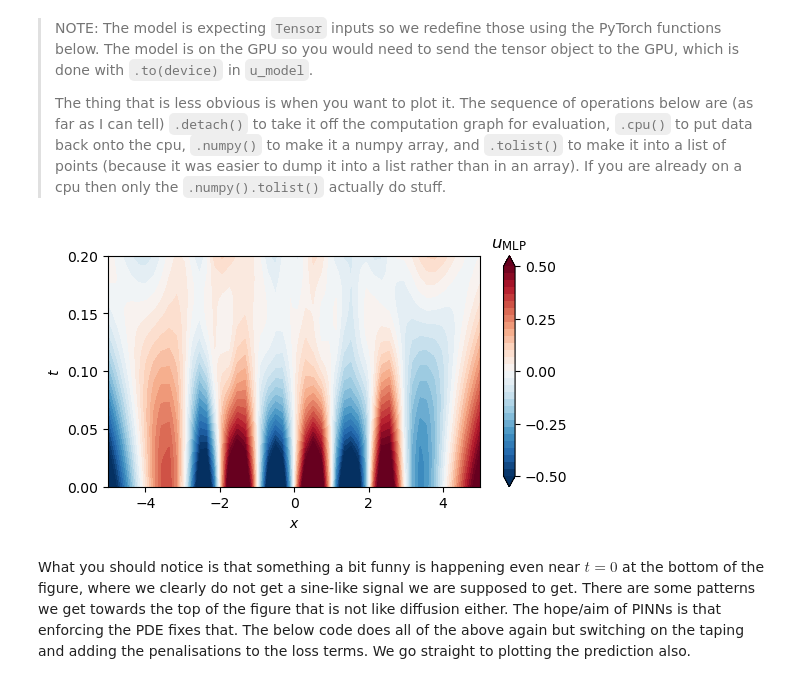
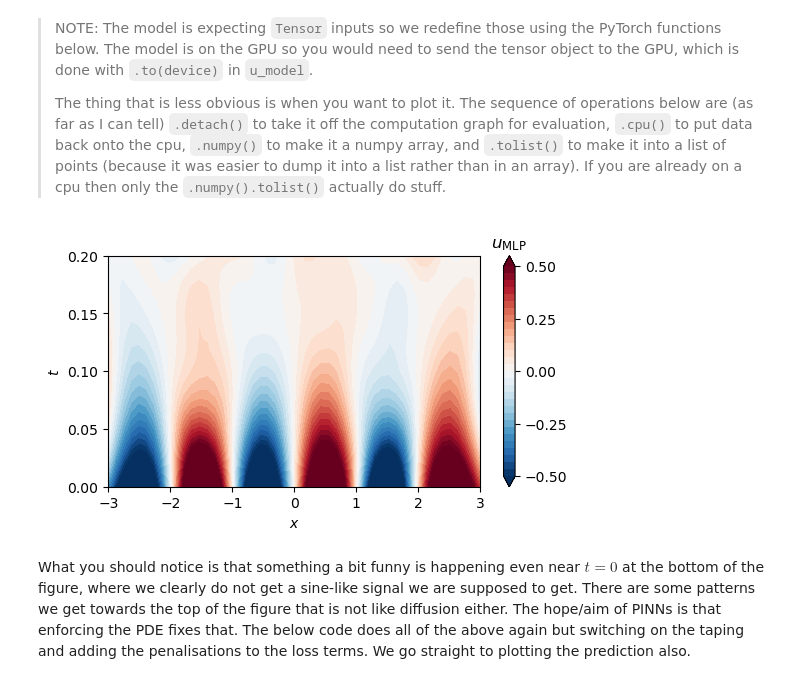
Before and after one commit to jonassterud/OCES5303_ML, a Jupyter notebook: rendered/09_PINNs.ipynb, the cells around one changed output. Saved outputs shown, nothing was run; the diff lists cells and outputs as text; code cells hidden in the pictures.

```diff
--- a/rendered/09_PINNs.ipynb
+++ b/rendered/09_PINNs.ipynb
@@ -361,7 +362,7 @@ def u(x, t):
 
 pts = 200
 ts = np.linspace(0.2, 0, pts)
-xs = np.linspace(-5, 5, pts)
+xs = np.linspace(-3, 3, pts)
 
 X, T = np.meshgrid(xs, ts)
 U = u(X, T)
@@ -410,12 +411,12 @@ class MyDataset(Dataset):
     def __getitem__(self, idx):
         return self.inp[idx], self.out[idx]
 
-train_in = torch.tensor([[x, t] for x, t in zip(X.flatten(), T.flatten())],
-                        dtype=torch.float32, requires_grad=True).to(device)
-train_out = torch.tensor(u(X.flatten(), T.flatten()), dtype=torch.float32).to(device)
+X_train = torch.tensor([[x, t] for x, t in zip(X.flatten(), T.flatten())],
+                       dtype=torch.float32, requires_grad=True).to(device)
+Y_train = torch.tensor(u(X.flatten(), T.flatten()), dtype=torch.float32).to(device)
 
-train_dataset = MyDataset(train_in, train_out)
-train_dataloader = DataLoader(train_dataset, batch_size=256, shuffle=True)
+train_dataset = MyDataset(X_train, Y_train)
+train_dataloader = DataLoader(train_dataset, batch_size=64, shuffle=True)
 # %% [markdown]
 I am going to do one more thing first, by defining the physics loss and also the boundary constraints.
 
@@ -442,9 +443,9 @@ xs_bdry = np.linspace(-5, 5, bdry_pts)
 ts_bdry = np.asarray([0 for x in xs_bdry])
 us_bdry = u(xs_bdry, ts_bdry)
 
-train_in_bd = torch.tensor([[x, t] for x, t in zip(xs_bdry, ts_bdry)],
+X_train_bd = torch.tensor([[x, t] for x, t in zip(xs_bdry, ts_bdry)],
                            dtype=torch.float32, requires_grad=True).to(device)
-train_out_bd = torch.tensor(us_bdry, dtype=torch.float32).to(device)
+Y_train_bd = torch.tensor(us_bdry, dtype=torch.float32).to(device)
 # %% [markdown]
 Now we are good to train. Below code does the looping over epochs for the case where I ***don't*** put in the constraints/penalisations.
 
@@ -460,26 +461,26 @@ However when I am in evaluation rather than training mode, I still evaluate how
 torch.manual_seed(1234)
 model_MLP = Net(indim=2, outdim=1).to(device)
 
-num_epochs = 500
+num_epochs = 300
 optimizer = torch.optim.Adam(model_MLP.parameters(), lr=0.001)
 mse_loss = nn.MSELoss()
 
 for epoch in range(num_epochs):
-    for batch_in, batch_out in train_dataloader:
+    for X_batch, Y_batch in train_dataloader:
         # batch_in = torch.autograd.Variable(batch_in, requires_grad=True).to(device)
-        batch_in = batch_in.to(device)
-        bactch_out = batch_out.to(device)
+        X_batch = X_batch.to(device)
+        Y_batch = Y_batch.to(device)
         model_MLP.train()
         optimizer.zero_grad()
-        J_train = mse_loss(model_MLP(batch_in), batch_out)
+        J_train = mse_loss(model_MLP(X_batch), Y_batch)
         # J_train += phys_loss(batch_in, model_PINNs(batch_in))
         # J_train += mse_loss(model_PINNs(train_in_bd), train_out_bd)
         J_train.backward()
         optimizer.step()
     model_MLP.eval()
-    J_base = mse_loss(model_MLP(train_in), train_out)
-    J_phys = phys_loss(train_in, model_MLP(train_in))
-    J_bdry = mse_loss(model_MLP(train_in_bd), train_out_bd)
+    J_base = mse_loss(model_MLP(X_train), Y_train)
+    J_phys = phys_loss(X_train, model_MLP(X_train))
+    J_bdry = mse_loss(model_MLP(X_train_bd), Y_train_bd)
     # J_loss = base + phys + bdry
 
     if (epoch + 1) % 10 == 0:
@@ -512,31 +513,31 @@ Going to visualise the predictions from the vanilla model, using the same plotti
 # %%
 def u_model(xs, ts):
     pts = torch.tensor(np.array([[x, t] for x, t in zip(xs, ts)]),
                        dtype=torch.float32).to(device)
     return model_MLP(pts)
 
 pts = 50
 ts = torch.linspace(0.2, 0, pts)
-xs = torch.linspace(-5, 5, pts)
+xs = torch.linspace(-3, 3, pts)
 X, T = torch.meshgrid(xs, ts, indexing="ij")
 X = X.T
 T = T.T
 
 img = []
 for x, t in zip(X, T):
     img.append(u_model(x, t).detach().cpu().numpy().tolist())
 
 fig = plt.figure(figsize=(6, 3))
 ax = plt.axes()
 cs = ax.contourf(xs, ts, img,
                  cmap="RdBu_r", levels=np.linspace(-0.5, 0.5, 31), extend="both")
 ax.set_xlabel(r"$x$")
 ax.set_ylabel(r"$t$")
 cax = plt.colorbar(cs)
 cax.ax.set_yticks([-0.5, -0.25, 0, 0.25, 0.5])
 cax.ax.set_title(r"$u_{\rm MLP}$");
 # %% [output]
-[figure, old version]
+[figure, new version]
 # %% [markdown]
 What you should notice is that something a bit funny is happening even near $t=0$ at the bottom of the figure, where we clearly do not get a sine-like signal we are supposed to get. There are some patterns we get towards the top of the figure that is not like diffusion either. The hope/aim of PINNs is that enforcing the PDE fixes that. The below code does all of the above again but switching on the taping and adding the penalisations to the loss terms. We go straight to plotting the prediction also.
 # %%
```
Also changed, not shown: parts of 7 cells of this notebook, 1 other file.
